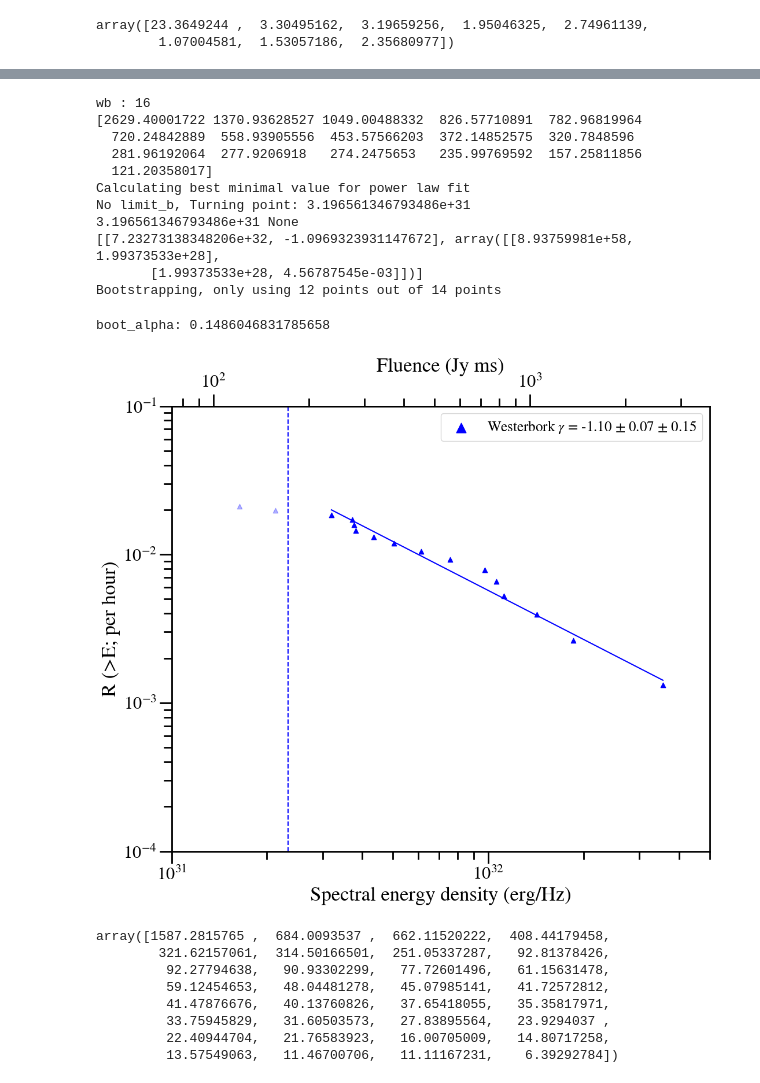
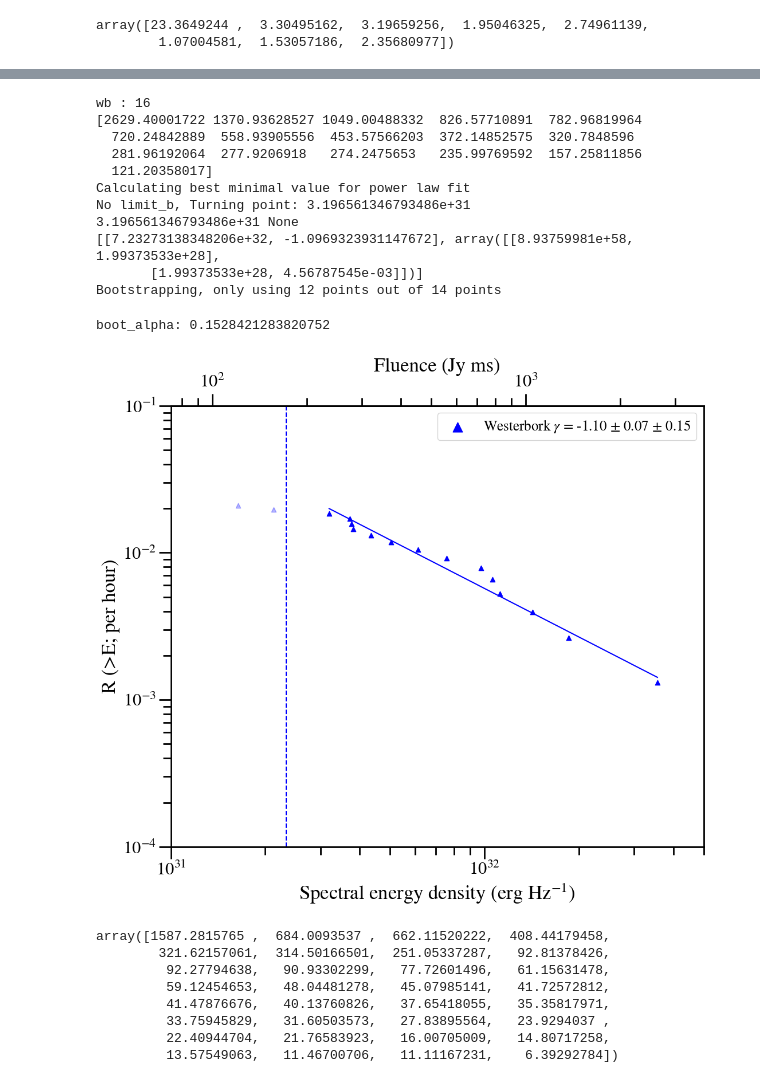
Before and after one commit to astroflash-frb/frb20220912a-ouldboukattine-2025, a Jupyter notebook: python/burst-rates-R117-latest.ipynb, the cells around one changed output, grey strips where cells are left out. Cells and saved outputs as stored; diff of their text form; code cells hidden in the pictures.

```diff
--- a/python/burst-rates-R117-latest.ipynb
+++ b/python/burst-rates-R117-latest.ipynb
@@ -987,7 +989,7 @@ def distr_westerbork_p(mjd_toggle=False):
     secax.tick_params(axis='x', labelsize=22)
 
     plt.ylabel("R (>E; per hour)", fontsize=25)
-    plt.xlabel("Spectral energy density (erg/Hz)", fontsize=25)
+    plt.xlabel("Spectral energy density (erg Hz$^{-1}$)", fontsize=25)
     plt.xscale('log')
     plt.yscale('log')
     plt.xticks(fontsize=22)
@@ -1001,35 +1003,35 @@ def distr_westerbork_p(mjd_toggle=False):
 
     for ax in [ax,secax]:
         for axis in ['top','bottom','left','right']:
             ax.spines[axis].set_linewidth(2)
 
             ax.tick_params(axis='y', which='major', direction='out', length=15, width=2)
             ax.tick_params(axis='y', which='minor', direction='out', length=10, width=2)
             ax.tick_params(axis='x', which='major', direction='out', length=15, width=2)
             ax.tick_params(axis='x', which='minor', direction='out', length=10, width=2)
 
     # plt.savefig(f"../plots/wb_p_{save_name}_burstrate.pdf", format = 'pdf', dpi=600, bbox_inches='tight')
     # plt.savefig(f"../plots/wb_p_{save_name}_burstrate.png", \
     #             bbox_inches='tight', facecolor='white', transparent=False, dpi=300)
     plt.show()
 
     return
 
 distr_westerbork_p(mjd_toggle=False)
 # %% [output]
 wb : 16
 [2629.40001722 1370.93628527 1049.00488332  826.57710891  782.96819964
   720.24842889  558.93905556  453.57566203  372.14852575  320.7848596
   281.96192064  277.9206918   274.2475653   235.99769592  157.25811856
   121.20358017]
 Calculating best minimal value for power law fit
 No limit_b, Turning point: 3.196561346793486e+31
 3.196561346793486e+31 None
 [[7.23273138348206e+32, -1.0969323931147672], array([[8.93759981e+58, 1.99373533e+28],
        [1.99373533e+28, 4.56787545e-03]])]
 Bootstrapping, only using 12 points out of 14 points
-boot_alpha: 0.1486046831785658
+boot_alpha: 0.1528421283820752
-[figure, old version]
+[figure, new version]
 # %%
 def fluence_to_energy(fluence):
     energy = isotropic_energies([fluence])[0]
```
Also changed, not shown: parts of 18 cells of this notebook, 4 other files.
